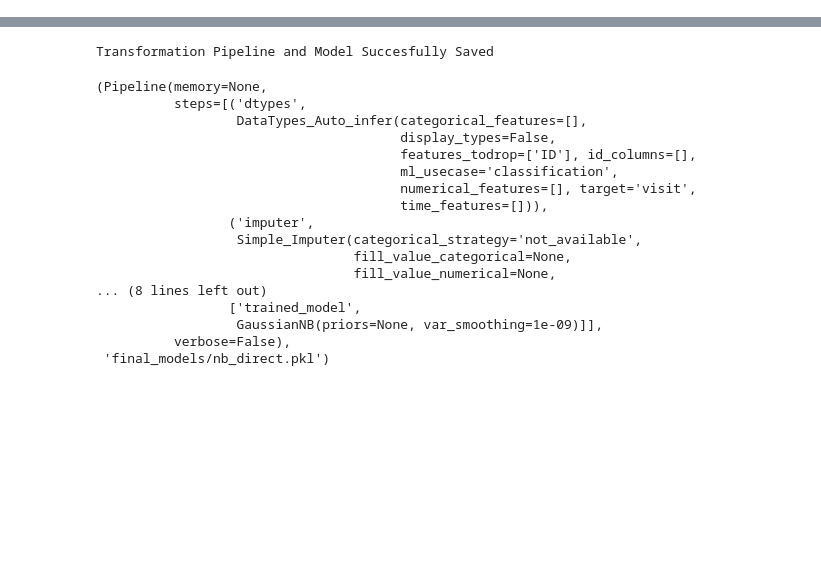
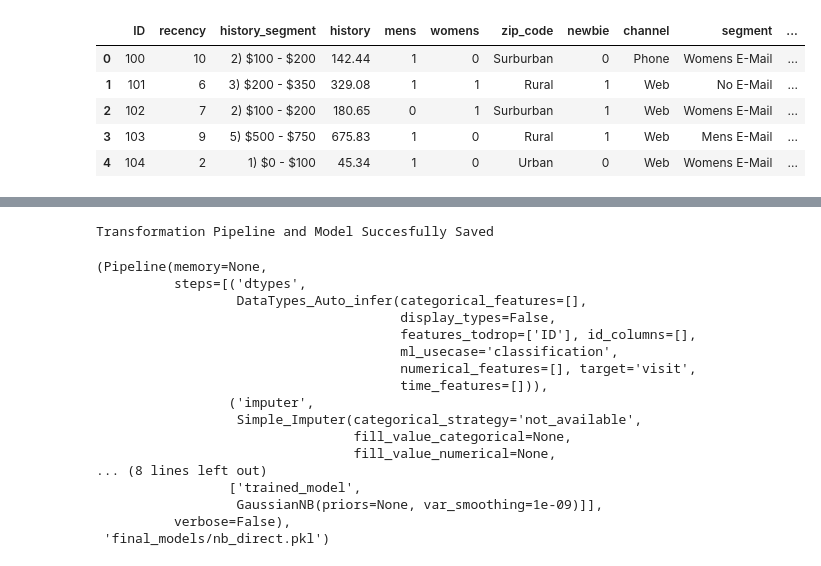
Before and after one commit to justinboggs/pycaret-testing, a Jupyter notebook: pycaret_tableau.ipynb, the cells around one changed output, grey strips where cells are left out. Cells and saved outputs as stored; diff of their text form; code cells hidden in the pictures; blank space fills up the shorter version.

```diff
--- a/pycaret_tableau.ipynb
+++ b/pycaret_tableau.ipynb
@@ -5,3 +15,12 @@ dataset = pd.read_csv('data/direct_marketing.csv')
+# %%
+dataset.head()
+# %% [output]
+|  | ID | recency | history_segment | history | mens | womens | zip_code | newbie | channel | segment | ... |
+| 0 | 100 | 10 | 2) $100 - $200 | 142.44 | 1 | 0 | Surburban | 0 | Phone | Womens E-Mail | ... |
+| 1 | 101 | 6 | 3) $200 - $350 | 329.08 | 1 | 1 | Rural | 1 | Web | No E-Mail | ... |
+| 2 | 102 | 7 | 2) $100 - $200 | 180.65 | 0 | 1 | Surburban | 1 | Web | Womens E-Mail | ... |
+| 3 | 103 | 9 | 5) $500 - $750 | 675.83 | 1 | 0 | Rural | 1 | Web | Mens E-Mail | ... |
+| 4 | 104 | 2 | 1) $0 - $100 | 45.34 | 1 | 0 | Urban | 0 | Web | Womens E-Mail | ... |
 # %%
 data = dataset.sample(frac=0.95, random_state=786).reset_index(drop=True)
 data_unseen = dataset.drop(data.index).reset_index(drop=True)
```
Also changed, not shown: parts of 5 cells of this notebook, 5 other files.
